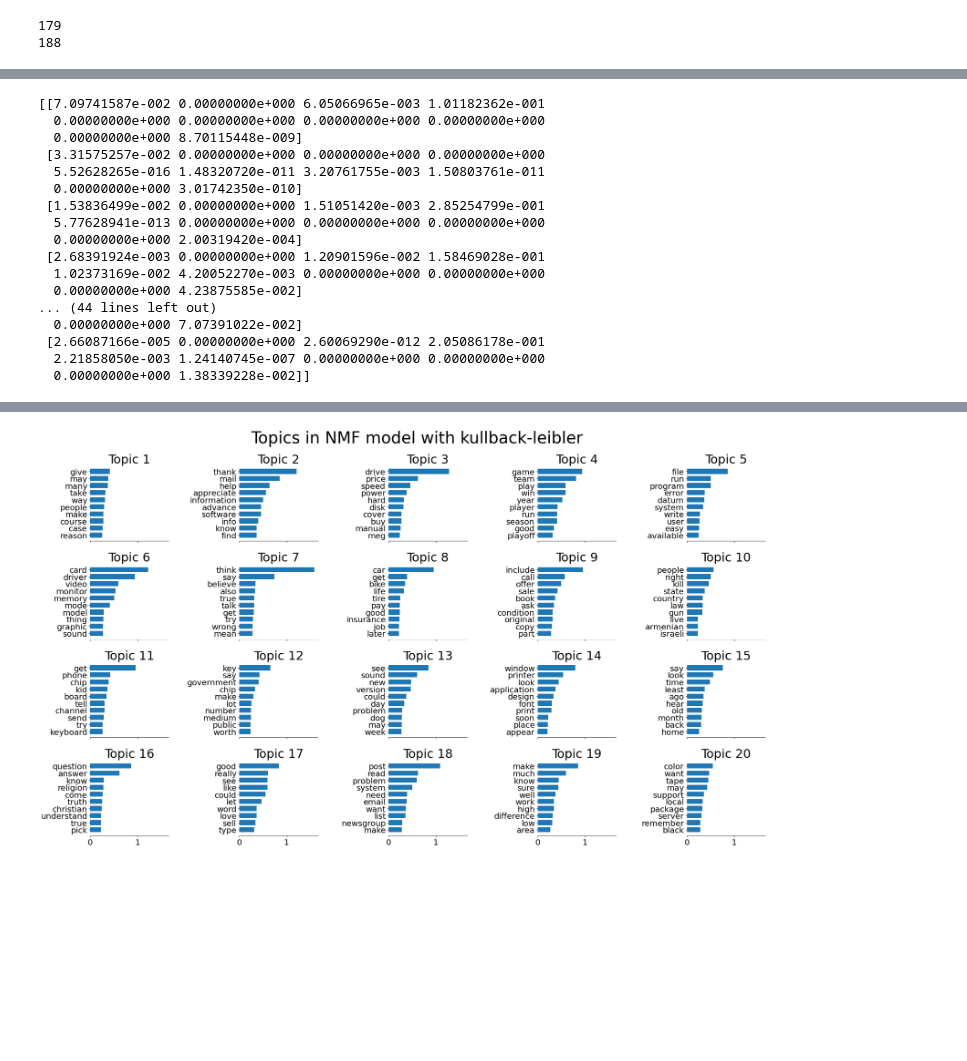
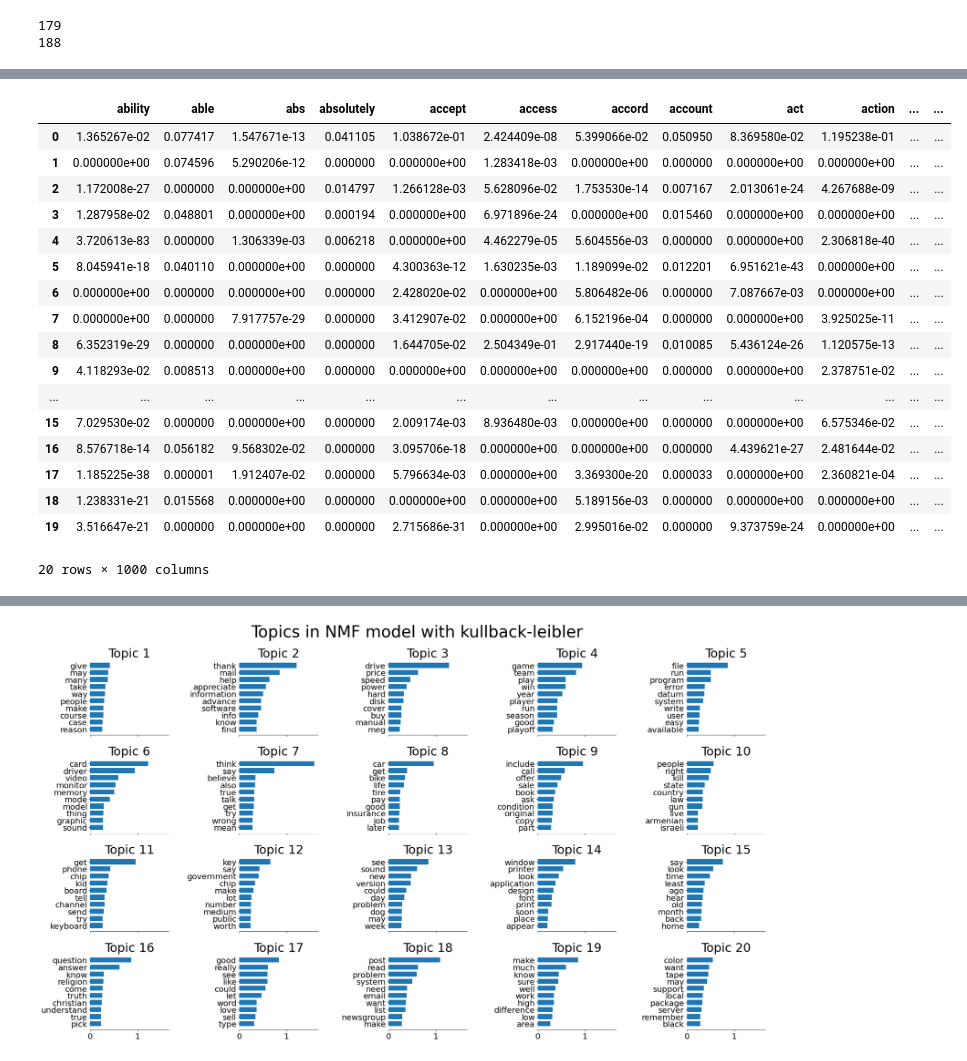
Before and after one commit to geersenthil/Topic-Modeling-, a Jupyter notebook: NMF.ipynb, the cells around one changed output, grey strips where cells are left out. Drawn from its saved outputs; the diff is of its cells as text; code cells hidden in the pictures; blank space fills up the shorter version.

```diff
--- a/NMF.ipynb
+++ b/NMF.ipynb
@@ -252,21 +243,23 @@ Topic 20: secret,security,government,encryption,system,phone,algorithm,public,ch
-# %%
-#Matrix H Article by Word
-print(W[:20,:10])
-# %% [output]
-[[7.09741587e-002 0.00000000e+000 6.05066965e-003 1.01182362e-001
-  0.00000000e+000 0.00000000e+000 0.00000000e+000 0.00000000e+000
-  0.00000000e+000 8.70115448e-009]
- [3.31575257e-002 0.00000000e+000 0.00000000e+000 0.00000000e+000
-  5.52628265e-016 1.48320720e-011 3.20761755e-003 1.50803761e-011
-  0.00000000e+000 3.01742350e-010]
- [1.53836499e-002 0.00000000e+000 1.51051420e-003 2.85254799e-001
-  5.77628941e-013 0.00000000e+000 0.00000000e+000 0.00000000e+000
-  0.00000000e+000 2.00319420e-004]
- [2.68391924e-003 0.00000000e+000 1.20901596e-002 1.58469028e-001
-  1.02373169e-002 4.20052270e-003 0.00000000e+000 0.00000000e+000
-  0.00000000e+000 4.23875585e-002]
-... (44 lines left out)
-  0.00000000e+000 7.07391022e-002]
- [2.66087166e-005 0.00000000e+000 2.60069290e-012 2.05086178e-001
-  2.21858050e-003 1.24140745e-007 0.00000000e+000 0.00000000e+000
-  0.00000000e+000 1.38339228e-002]]
+# %%
+#Dataframe for all the words with each topic
+components_df = pd.DataFrame(H, columns=vectorizer.get_feature_names())
+components_df
+# %% [output]
+|  | ability | able | abs | absolutely | accept | access | accord | account | act | action | ... | ... |
+| 0 | 1.365267e-02 | 0.077417 | 1.547671e-13 | 0.041105 | 1.038672e-01 | 2.424409e-08 | 5.399066e-02 | 0.050950 | 8.369580e-02 | 1.195238e-01 | ... | ... |
+| 1 | 0.000000e+00 | 0.074596 | 5.290206e-12 | 0.000000 | 0.000000e+00 | 1.283418e-03 | 0.000000e+00 | 0.000000 | 0.000000e+00 | 0.000000e+00 | ... | ... |
+| 2 | 1.172008e-27 | 0.000000 | 0.000000e+00 | 0.014797 | 1.266128e-03 | 5.628096e-02 | 1.753530e-14 | 0.007167 | 2.013061e-24 | 4.267688e-09 | ... | ... |
+| 3 | 1.287958e-02 | 0.048801 | 0.000000e+00 | 0.000194 | 0.000000e+00 | 6.971896e-24 | 0.000000e+00 | 0.015460 | 0.000000e+00 | 0.000000e+00 | ... | ... |
+| 4 | 3.720613e-83 | 0.000000 | 1.306339e-03 | 0.006218 | 0.000000e+00 | 4.462279e-05 | 5.604556e-03 | 0.000000 | 0.000000e+00 | 2.306818e-40 | ... | ... |
+| 5 | 8.045941e-18 | 0.040110 | 0.000000e+00 | 0.000000 | 4.300363e-12 | 1.630235e-03 | 1.189099e-02 | 0.012201 | 6.951621e-43 | 0.000000e+00 | ... | ... |
+| 6 | 0.000000e+00 | 0.000000 | 0.000000e+00 | 0.000000 | 2.428020e-02 | 0.000000e+00 | 5.806482e-06 | 0.000000 | 7.087667e-03 | 0.000000e+00 | ... | ... |
+| 7 | 0.000000e+00 | 0.000000 | 7.917757e-29 | 0.000000 | 3.412907e-02 | 0.000000e+00 | 6.152196e-04 | 0.000000 | 0.000000e+00 | 3.925025e-11 | ... | ... |
+| 8 | 6.352319e-29 | 0.000000 | 0.000000e+00 | 0.000000 | 1.644705e-02 | 2.504349e-01 | 2.917440e-19 | 0.010085 | 5.436124e-26 | 1.120575e-13 | ... | ... |
+| 9 | 4.118293e-02 | 0.008513 | 0.000000e+00 | 0.000000 | 0.000000e+00 | 0.000000e+00 | 0.000000e+00 | 0.000000 | 0.000000e+00 | 2.378751e-02 | ... | ... |
+| ... | ... | ... | ... | ... | ... | ... | ... | ... | ... | ... | ... | ... |
+| 15 | 7.029530e-02 | 0.000000 | 0.000000e+00 | 0.000000 | 2.009174e-03 | 8.936480e-03 | 0.000000e+00 | 0.000000 | 0.000000e+00 | 6.575346e-02 | ... | ... |
+| 16 | 8.576718e-14 | 0.056182 | 9.568302e-02 | 0.000000 | 3.095706e-18 | 0.000000e+00 | 0.000000e+00 | 0.000000 | 4.439621e-27 | 2.481644e-02 | ... | ... |
+| 17 | 1.185225e-38 | 0.000001 | 1.912407e-02 | 0.000000 | 5.796634e-03 | 0.000000e+00 | 3.369300e-20 | 0.000033 | 0.000000e+00 | 2.360821e-04 | ... | ... |
+| 18 | 1.238331e-21 | 0.015568 | 0.000000e+00 | 0.000000 | 0.000000e+00 | 0.000000e+00 | 5.189156e-03 | 0.000000 | 0.000000e+00 | 0.000000e+00 | ... | ... |
+| 19 | 3.516647e-21 | 0.000000 | 0.000000e+00 | 0.000000 | 2.715686e-31 | 0.000000e+00 | 2.995016e-02 | 0.000000 | 9.373759e-24 | 0.000000e+00 | ... | ... |
+20 rows × 1000 columns
```
Also changed, not shown: parts of 18 cells of this notebook.
